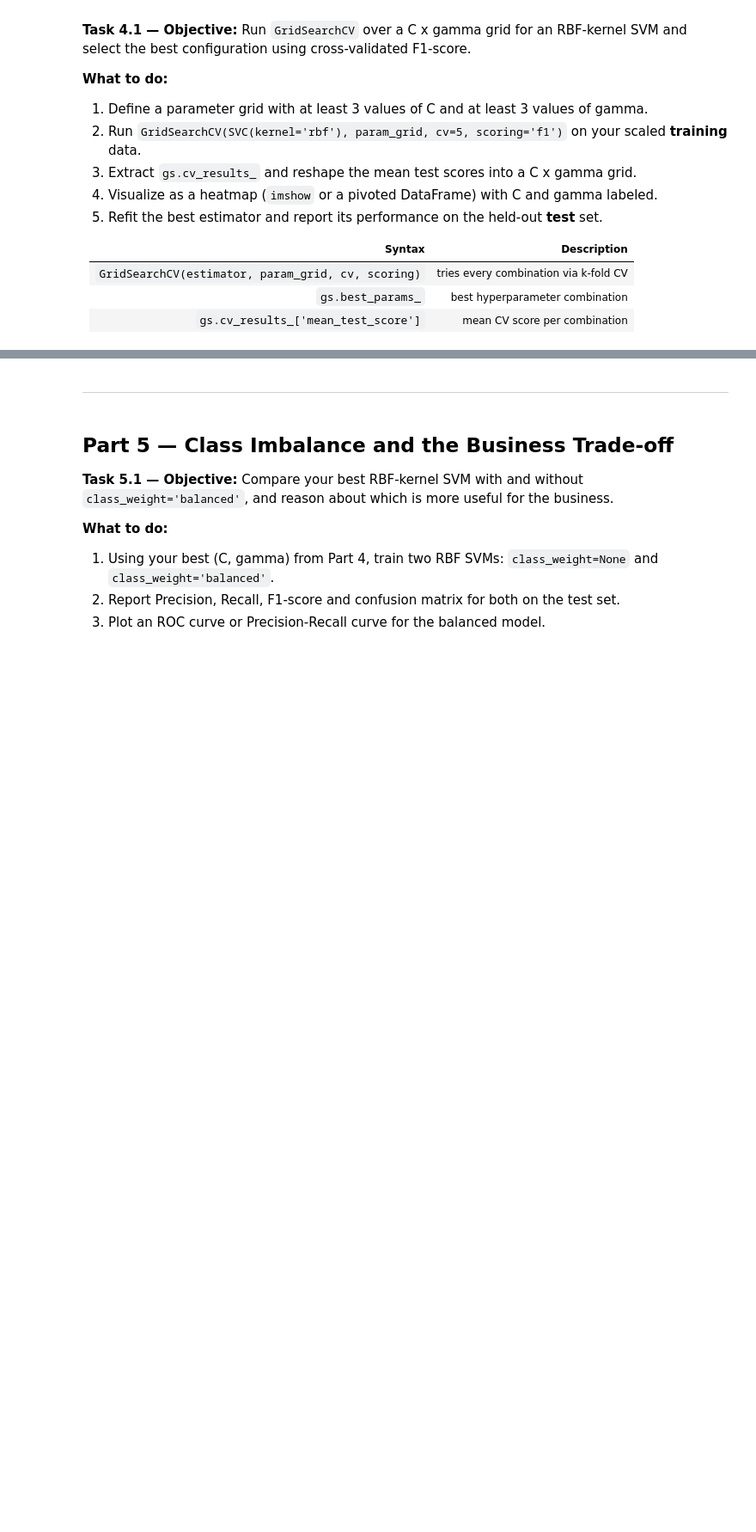
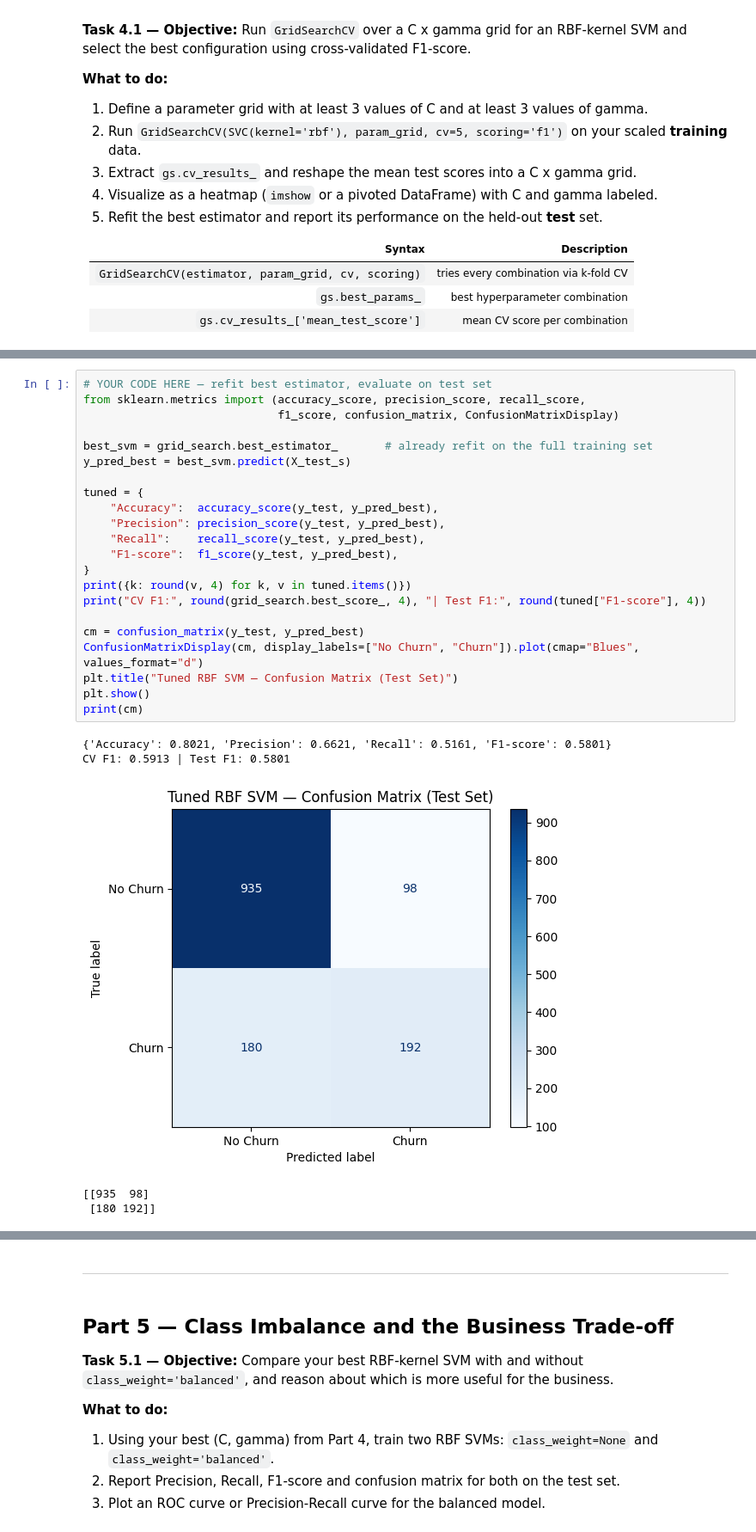
Before and after one commit to Ritika-Lund/Machine-learning-Lab, a Jupyter notebook: LAB 08/Lab8_SVM_Template.ipynb, the cells around one changed output, grey strips where cells are left out. Shown at 86% size. Saved outputs shown, nothing was run; the diff lists cells and outputs as text; blank space fills up the shorter version.

```diff
--- a/LAB 08/Lab8_SVM_Template.ipynb
+++ b/LAB 08/Lab8_SVM_Template.ipynb
@@ -198,0 +636,28 @@ X_test_s  = scaler.transform(X_test)
+# %%
+# YOUR CODE HERE — refit best estimator, evaluate on test set
+from sklearn.metrics import (accuracy_score, precision_score, recall_score,
+                             f1_score, confusion_matrix, ConfusionMatrixDisplay)
+
+best_svm = grid_search.best_estimator_       # already refit on the full training set
+y_pred_best = best_svm.predict(X_test_s)
+
+tuned = {
+    "Accuracy":  accuracy_score(y_test, y_pred_best),
+    "Precision": precision_score(y_test, y_pred_best),
+    "Recall":    recall_score(y_test, y_pred_best),
+    "F1-score":  f1_score(y_test, y_pred_best),
+}
+print({k: round(v, 4) for k, v in tuned.items()})
+print("CV F1:", round(grid_search.best_score_, 4), "| Test F1:", round(tuned["F1-score"], 4))
+
+cm = confusion_matrix(y_test, y_pred_best)
+ConfusionMatrixDisplay(cm, display_labels=["No Churn", "Churn"]).plot(cmap="Blues", values_format="d")
+plt.title("Tuned RBF SVM — Confusion Matrix (Test Set)")
+plt.show()
+print(cm)
+# %% [output]
+{'Accuracy': 0.8021, 'Precision': 0.6621, 'Recall': 0.5161, 'F1-score': 0.5801}
+CV F1: 0.5913 | Test F1: 0.5801
+[figure, added]
+[[935  98]
+ [180 192]]
```
Also changed, not shown: parts of 55 cells of this notebook, 2 other files.
